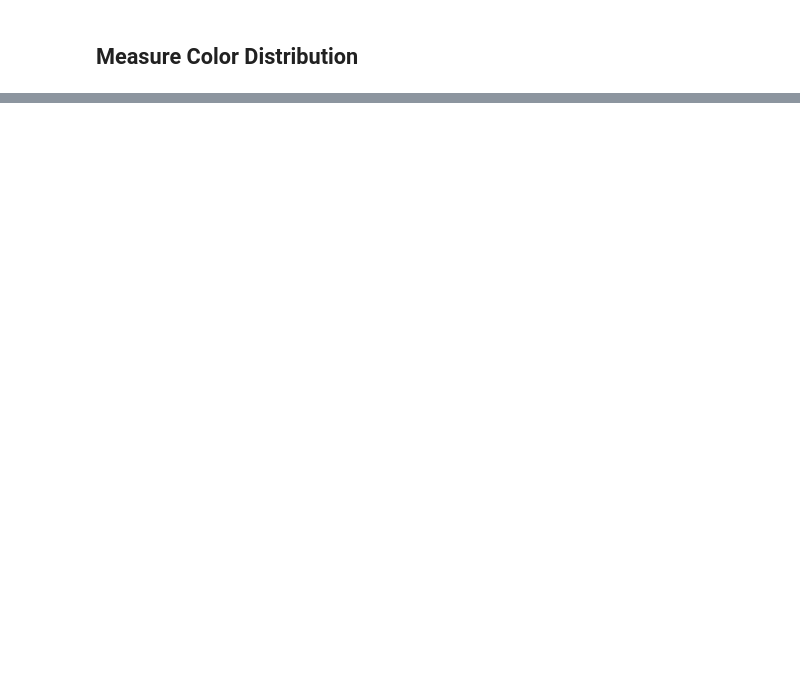
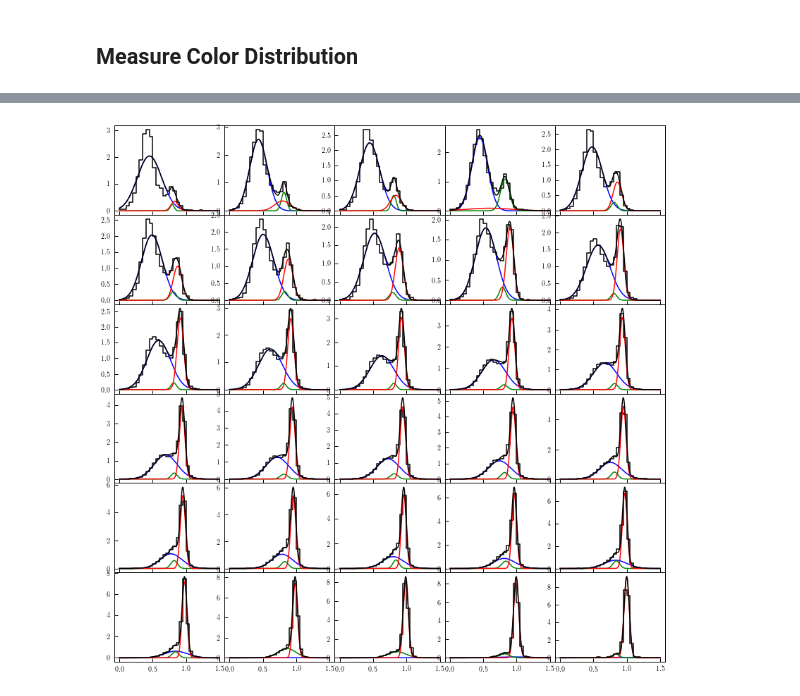
Before and after one commit to duncandc/galaxy_shapes, a Jupyter notebook: sdss_measurements/notebooks/galaxy_color.ipynb, the cells around one changed output, grey strips where cells are left out. Saved outputs shown, nothing was run; the diff lists cells and outputs as text; code cells hidden in the pictures; blank space fills up the shorter version.

Commit message:
working on models

```diff
--- a/sdss_measurements/notebooks/galaxy_color.ipynb
+++ b/sdss_measurements/notebooks/galaxy_color.ipynb
@@ -141,0 +157,84 @@ plt.plot(mag_bin_centers, s2s, 'o')
+# %%
+from sklearn.mixture import GaussianMixture
+from scipy.stats import norm
+gmm = GaussianMixture(n_components=3, covariance_type='spherical',tol=10**-4,
+                      means_init=[[0.4],[0.7],[0.9]], weights_init=[0.45,0.1,0.45],
+                      precisions_init=[1.0/0.4**2, 1.0/0.3**2, 1.0/0.2**2])
+# %%
+color_model = GalaxyColor()
+color_model.params['m1'] = -0.1134652255388035
+color_model.params['b1'] = -1.5754936392946468
+color_model.params['m2'] = -0.033475839944698944
+color_model.params['b2'] = 0.24608502181357306
+# %%
+# row and column sharing
+fig, axes = plt.subplots(6, 5, sharex=True, sharey=False, figsize=(14.0,14.0))
+axes = axes.flatten()
+plt.subplots_adjust(wspace=0, hspace=0)
+
+N = len(mag_bins)-1
+m1s = np.zeros(N)
+m2s = np.zeros(N)
+m3s = np.zeros(N)
+s1s = np.zeros(N)
+s2s = np.zeros(N)
+s3s = np.zeros(N)
+f1s = np.zeros(N)
+f2s = np.zeros(N)
+f3s = np.zeros(N)
+for i in range(0,N):
+    mask = (t['ABSMAG_r0.1']<mag_bins[i]) & (t['ABSMAG_r0.1']>mag_bins[i+1])
+    N = np.sum(mask)
+
+    # initial params
+    f1 = 0.45
+    m1 = color_model.lt_mean_color(mag_bin_centers[i])
+    s1 = 0.4
+
+    f3 = 0.45
+    m3 = color_model.et_mean_color(mag_bin_centers[i])
+    s3 = 0.2
+
+    f2 = 0.1
+    m2 = 0.8
+    s2 = 0.2
+
+    gmm = GaussianMixture(n_components=3, covariance_type='spherical',tol=10**-4,
+                      means_init=[[m1],[m2],[m3]], weights_init=[f1,f2,f3],
+                      precisions_init=[1.0/s1**2, 1.0/s2**2, 1.0/s3**2])
+
+    X = color[mask]
+    X = X.reshape((N,1))
+    res = gmm.fit(X)
+    m1, m2, m3 = res.means_
+    s1, s2, s3 = np.sqrt((res.covariances_[0], res.covariances_[1], res.covariances_[2]))
+    f1, f2, f3 = (res.weights_[0], res.weights_[1], res.weights_[2])
+
+    m1s[i] = m1
+    m2s[i] = m2
+    m3s[i] = m3
+    s1s[i] = np.sqrt(s1)
+    s2s[i] = np.sqrt(s2)
+    s3s[i] = np.sqrt(s3)
+    f1s[i] = f1
+    f2s[i] = f2
+    f3s[i] = f3
+
+    counts = np.histogram(color[mask], bins=color_bins)[0]
+    counts = 1.0*counts/np.sum(counts)/np.diff(color_bins)
+    ax = axes[i]
+    ax.step(color_bins[:-1], counts, where='post', color='black')
+
+    ax.plot(xsample, f1*norm.pdf(xsample, loc=m1, scale=s1), color='blue')
+    ax.plot(xsample, f2*norm.pdf(xsample, loc=m2, scale=s2), color='green')
+    ax.plot(xsample, f3*norm.pdf(xsample, loc=m3, scale=s3), color='red')
+    y = f1*norm.pdf(xsample, loc=m1, scale=s1) +\
+        f2*norm.pdf(xsample, loc=m2, scale=s2) +\
+        f3*norm.pdf(xsample, loc=m3, scale=s3)
+    ax.plot(xsample, y, color='black')
+
+    print(i, N, res.converged_)
+
+
+plt.show()
+# %% [output]
@@ -141,0 +261 @@ plt.plot(mag_bin_centers, s2s, 'o')
+[figure, added]
```
Also changed, not shown: parts of 15 cells of this notebook, 1 other file.
